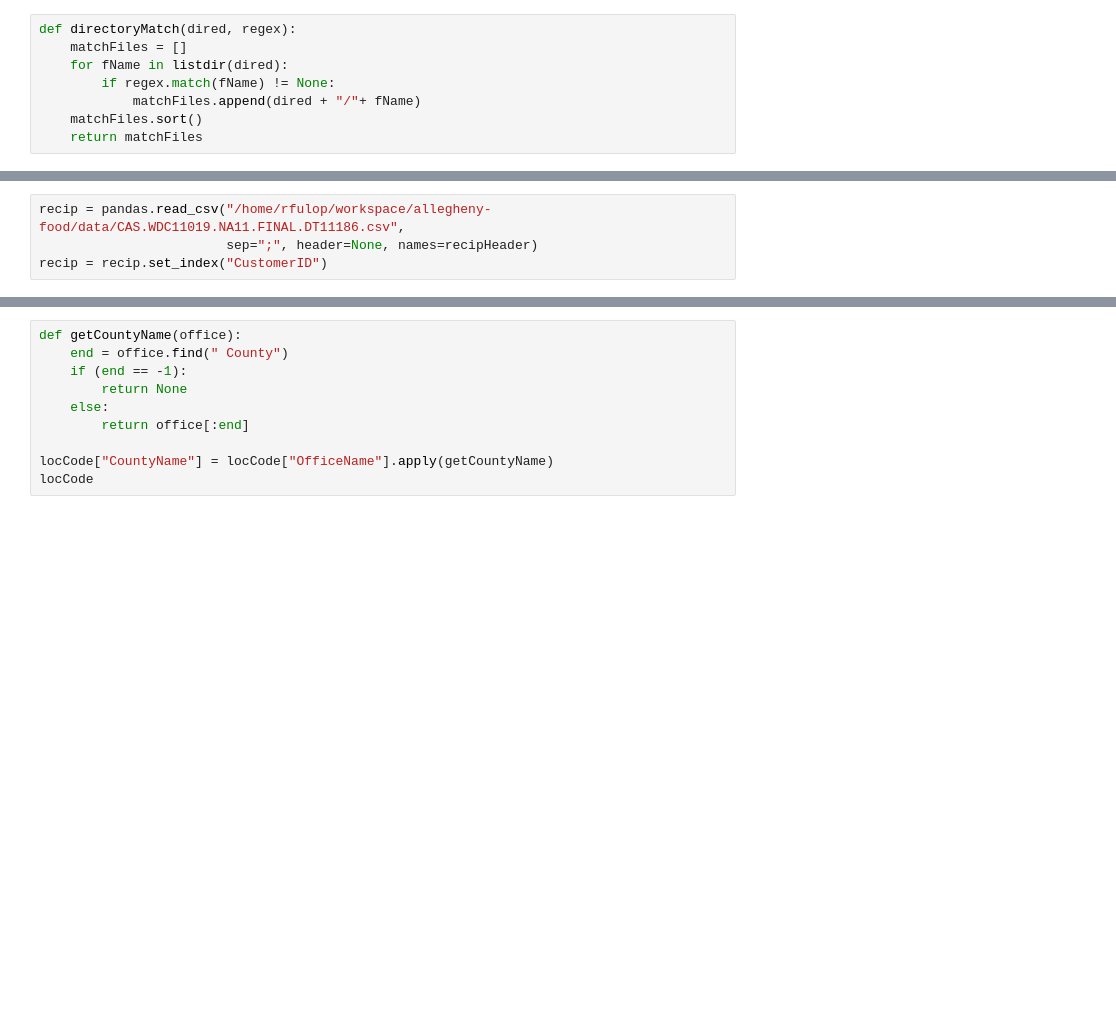
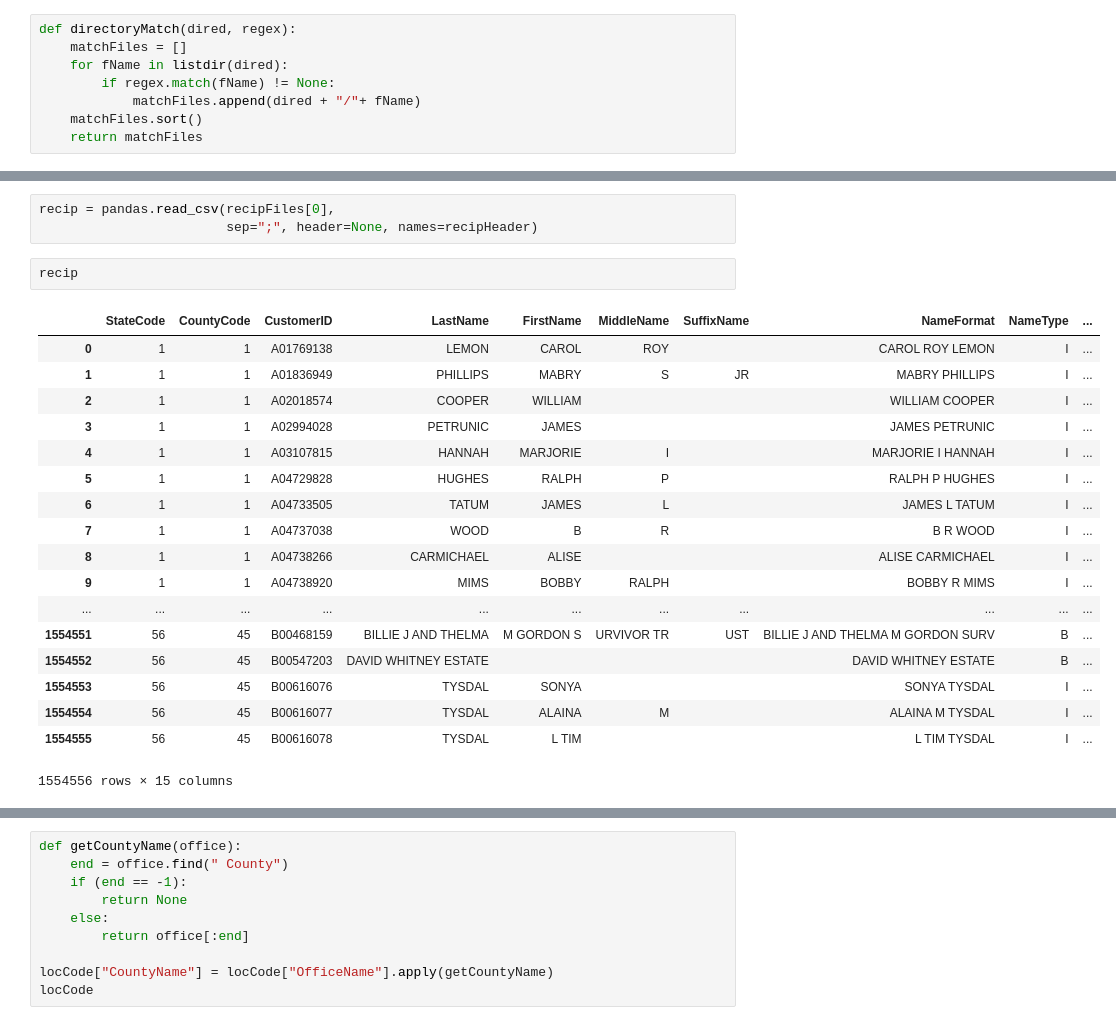
Before and after one commit to richiebful/allegheny-food, a Jupyter notebook: FarmList.ipynb, the cells around one changed output, grey strips where cells are left out. Cells and saved outputs as stored; diff of their text form; blank space fills up the shorter version.

```diff
--- a/FarmList.ipynb
+++ b/FarmList.ipynb
@@ -23,8 +24,28 @@ recipFiles = directoryMatch("data", recipMatch)
  'data/CAS.WDC11019.NA10.FINAL.DT11186.csv',
  'data/CAS.WDC11019.NA11.FINAL.DT11186.csv']
 # %%
-recip = pandas.read_csv("/home/rfulop/workspace/allegheny-food/data/CAS.WDC11019.NA11.FINAL.DT11186.csv",
+recip = pandas.read_csv(recipFiles[0],
                         sep=";", header=None, names=recipHeader)
-recip = recip.set_index("CustomerID")
+# %%
+recip
+# %% [output]
+|  | StateCode | CountyCode | CustomerID | LastName | FirstName | MiddleName | SuffixName | NameFormat | NameType | ... |
+| 0 | 1 | 1 | A01769138 | LEMON | CAROL | ROY |  | CAROL ROY LEMON | I | ... |
+| 1 | 1 | 1 | A01836949 | PHILLIPS | MABRY | S | JR | MABRY PHILLIPS | I | ... |
+| 2 | 1 | 1 | A02018574 | COOPER | WILLIAM |  |  | WILLIAM COOPER | I | ... |
+| 3 | 1 | 1 | A02994028 | PETRUNIC | JAMES |  |  | JAMES PETRUNIC | I | ... |
+| 4 | 1 | 1 | A03107815 | HANNAH | MARJORIE | I |  | MARJORIE I HANNAH | I | ... |
+| 5 | 1 | 1 | A04729828 | HUGHES | RALPH | P |  | RALPH P HUGHES | I | ... |
+| 6 | 1 | 1 | A04733505 | TATUM | JAMES | L |  | JAMES L TATUM | I | ... |
+| 7 | 1 | 1 | A04737038 | WOOD | B | R |  | B R WOOD | I | ... |
+| 8 | 1 | 1 | A04738266 | CARMICHAEL | ALISE |  |  | ALISE CARMICHAEL | I | ... |
+| 9 | 1 | 1 | A04738920 | MIMS | BOBBY | RALPH |  | BOBBY R MIMS | I | ... |
+| ... | ... | ... | ... | ... | ... | ... | ... | ... | ... | ... |
+| 1554551 | 56 | 45 | B00468159 | BILLIE J AND THELMA | M GORDON S | URVIVOR TR | UST | BILLIE J AND THELMA M GORDON SURV | B | ... |
+| 1554552 | 56 | 45 | B00547203 | DAVID WHITNEY ESTATE |  |  |  | DAVID WHITNEY ESTATE | B | ... |
+| 1554553 | 56 | 45 | B00616076 | TYSDAL | SONYA |  |  | SONYA TYSDAL | I | ... |
+| 1554554 | 56 | 45 | B00616077 | TYSDAL | ALAINA | M |  | ALAINA M TYSDAL | I | ... |
+| 1554555 | 56 | 45 | B00616078 | TYSDAL | L TIM |  |  | L TIM TYSDAL | I | ... |
+1554556 rows × 15 columns
 # %%
 locCodeHeader = ["StateCode", "CountyCode", "OfficeName", "City", "State"]
```
Also changed, not shown: parts of 7 cells of this notebook, 2 other files.
